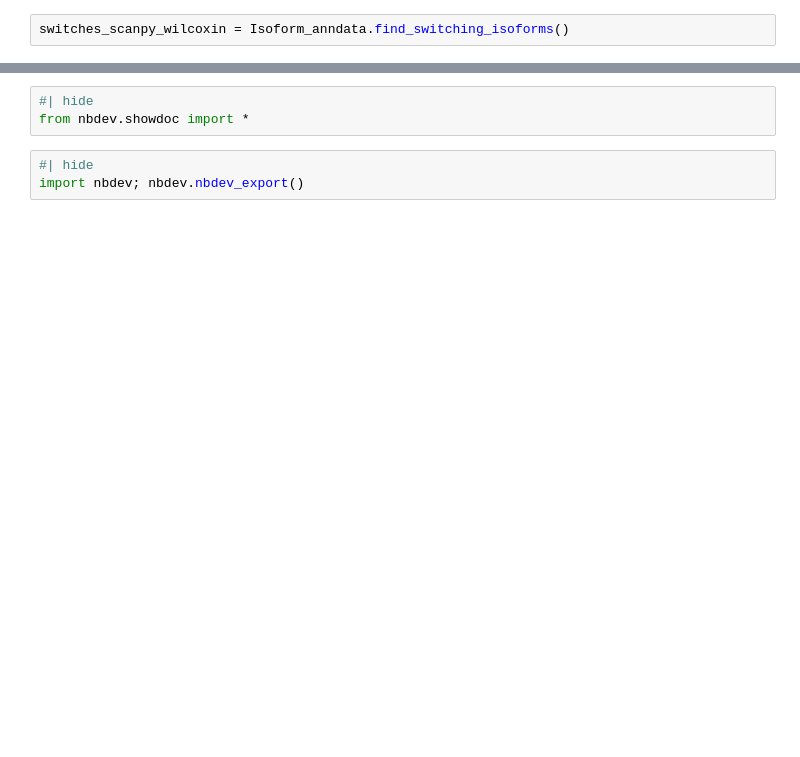
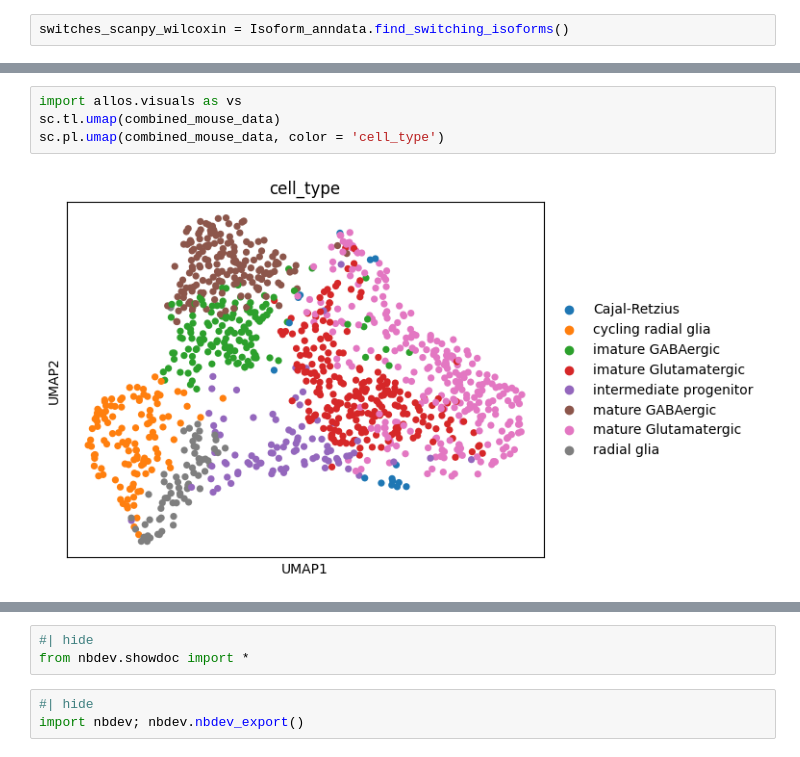
Before and after one commit to cobioda/allos, a Jupyter notebook: nbs/005_switch_search.ipynb, the cells around one changed output, grey strips where cells are left out. Drawn from its saved outputs; the diff is of its cells as text; blank space fills up the shorter version.

```diff
--- a/nbs/005_switch_search.ipynb
+++ b/nbs/005_switch_search.ipynb
@@ -1286,0 +1234,6 @@ switches_scanpy_wilcoxin
+# %%
+import allos.visuals as vs
+sc.tl.umap(combined_mouse_data)
+sc.pl.umap(combined_mouse_data, color = 'cell_type')
+# %% [output]
+[figure, added]
```
Also changed, not shown: parts of 12 cells of this notebook, 9 other files.
